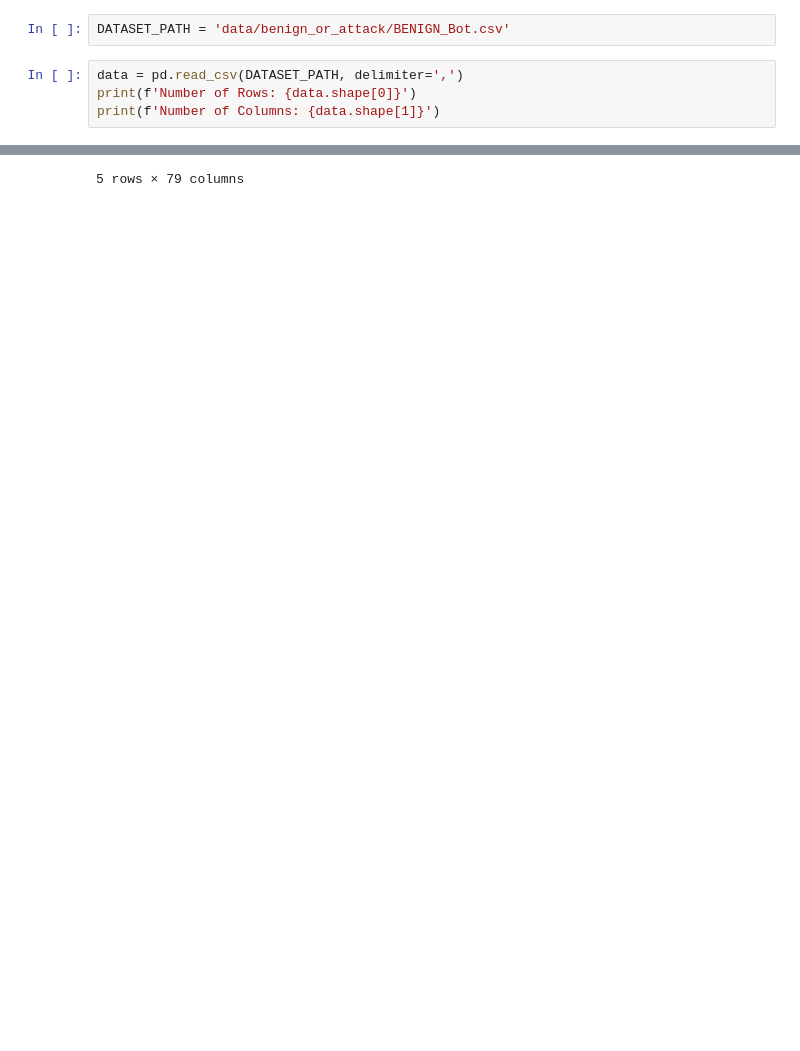
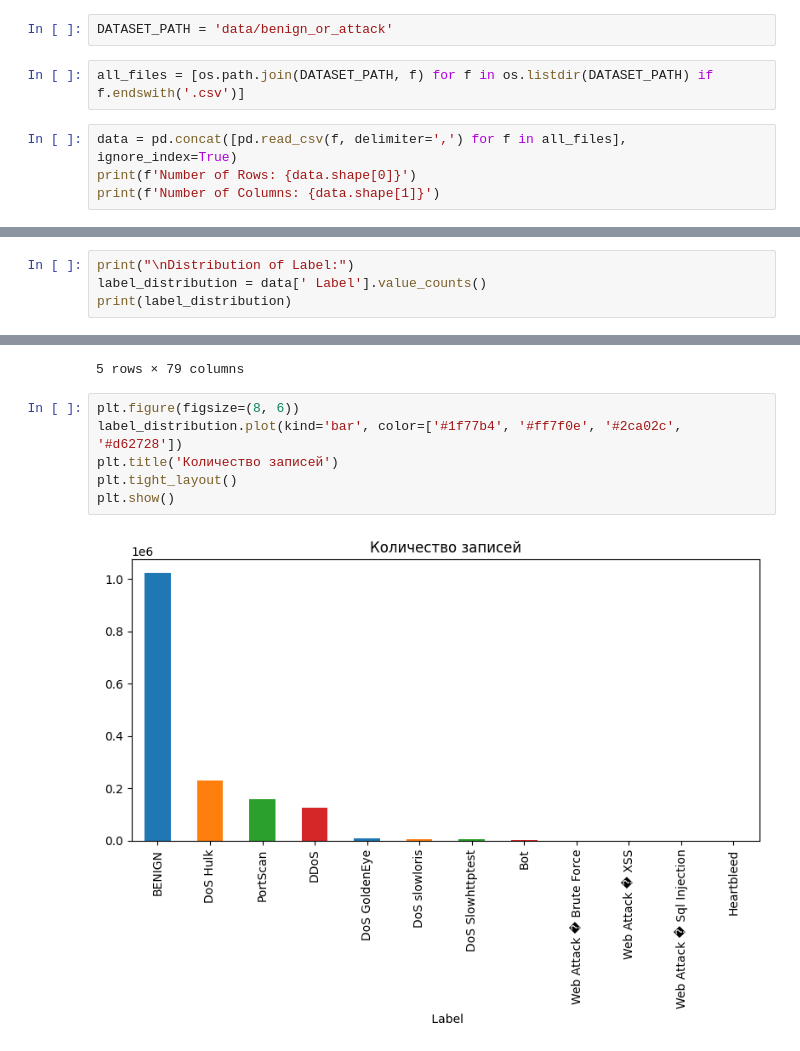
Before and after one commit to ilyavtln/network-classificator, a Jupyter notebook: datasets/explore_data.ipynb, the cells around one changed output, grey strips where cells are left out. Saved outputs shown, nothing was run; the diff lists cells and outputs as text; blank space fills up the shorter version.

```diff
--- a/datasets/explore_data.ipynb
+++ b/datasets/explore_data.ipynb
@@ -3,7 +5,9 @@ import pandas as pd
 # %%
-DATASET_PATH = 'data/benign_or_attack/BENIGN_Bot.csv'
+DATASET_PATH = 'data/benign_or_attack'
+# %%
+all_files = [os.path.join(DATASET_PATH, f) for f in os.listdir(DATASET_PATH) if f.endswith('.csv')]
 # %%
-data = pd.read_csv(DATASET_PATH, delimiter=',')
+data = pd.concat([pd.read_csv(f, delimiter=',') for f in all_files], ignore_index=True)
 print(f'Number of Rows: {data.shape[0]}')
 print(f'Number of Columns: {data.shape[1]}')
 # %% [output]
@@ -30,3 +34,7 @@ for i, d in enumerate(data.columns):
 77  Idle Max
 78  Idle Min
 79  Label
+# %%
+print("\nDistribution of Label:")
+label_distribution = data[' Label'].value_counts()
+print(label_distribution)
@@ -60,3 +85,11 @@ data.head()
 | 3 | 5355 | 100126 | 22 | 0 | 616 | ... |
 | 4 | 0 | 54760 | 4 | 0 | 0 | ... |
 5 rows × 79 columns
+# %%
+plt.figure(figsize=(8, 6))
+label_distribution.plot(kind='bar', color=['#1f77b4', '#ff7f0e', '#2ca02c', '#d62728'])
+plt.title('Количество записей')
+plt.tight_layout()
+plt.show()
+# %% [output]
+[figure, added]
```
Also changed, not shown: parts of 4 cells of this notebook, 26 other files.
